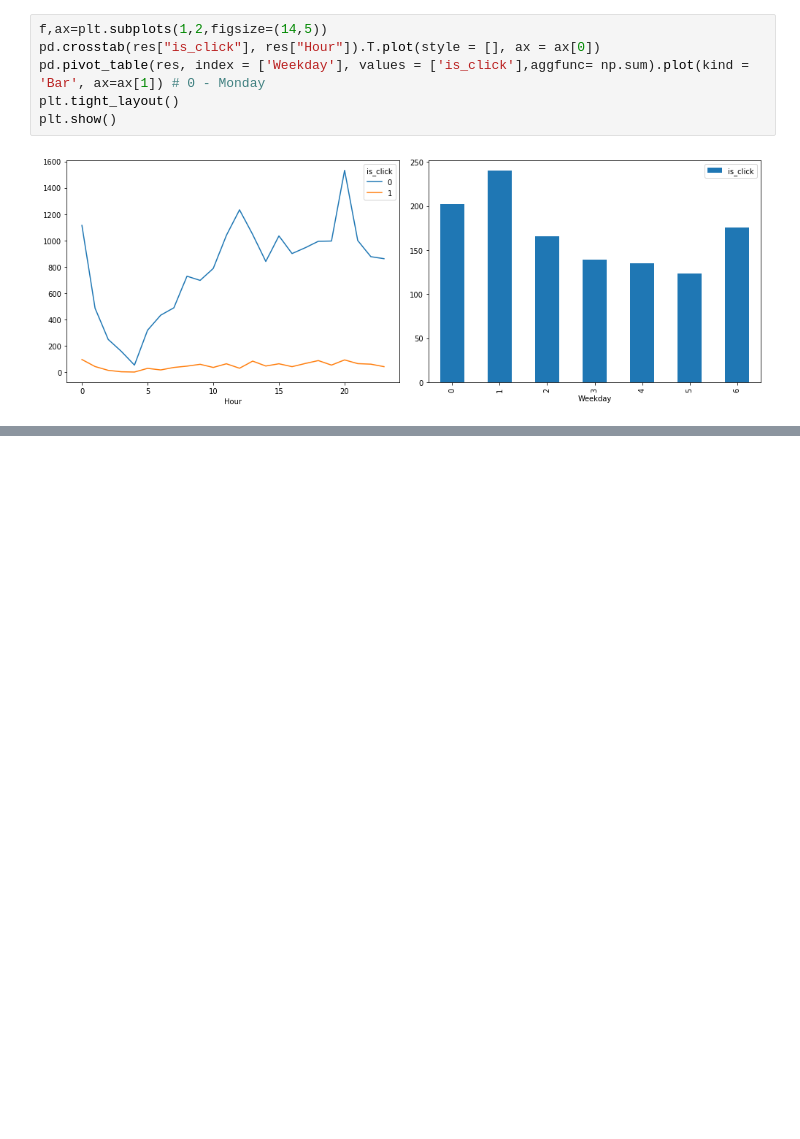
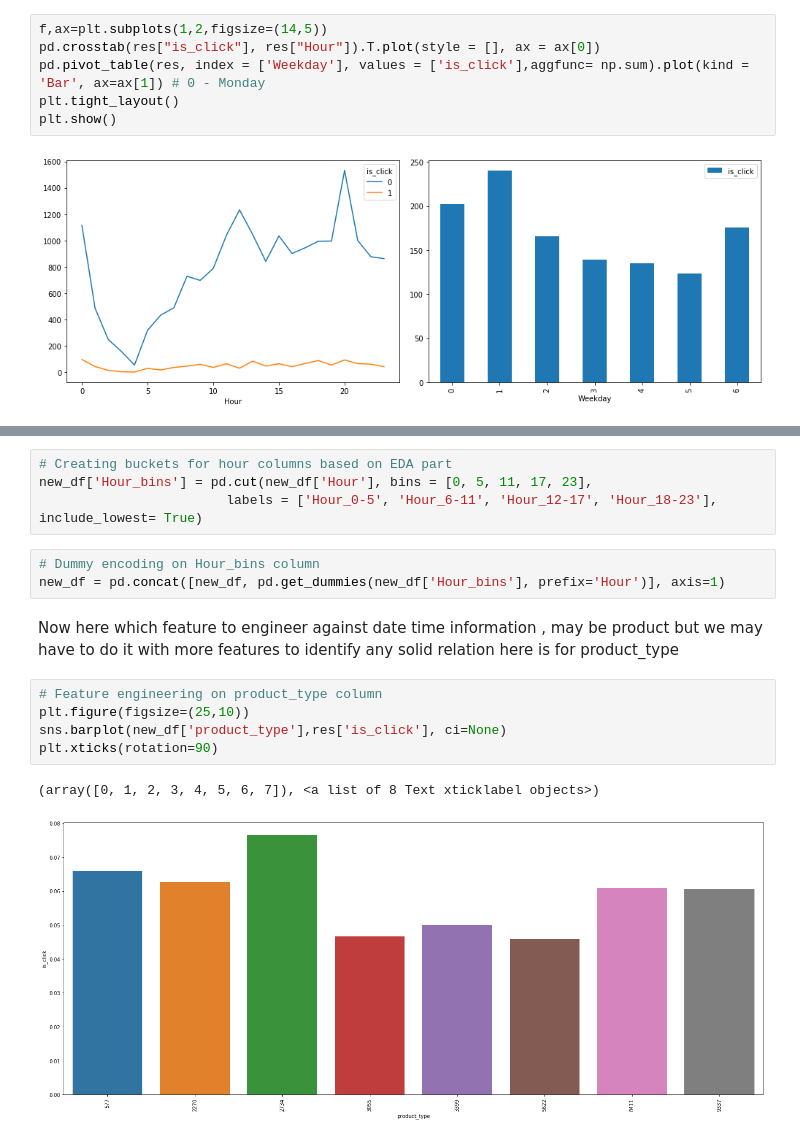
Before and after one commit to AmeyMohite12/ctr_fyp, a Jupyter notebook: Test_criterio.ipynb, the cells around one changed output, grey strips where cells are left out. Saved outputs shown, nothing was run; the diff lists cells and outputs as text; blank space fills up the shorter version.

```diff
--- a/Test_criterio.ipynb
+++ b/Test_criterio.ipynb
@@ -212,0 +375,17 @@ plt.show()
+# %%
+# Creating buckets for hour columns based on EDA part
+new_df['Hour_bins'] = pd.cut(new_df['Hour'], bins = [0, 5, 11, 17, 23],
+                        labels = ['Hour_0-5', 'Hour_6-11', 'Hour_12-17', 'Hour_18-23'], include_lowest= True)
+# %%
+# Dummy encoding on Hour_bins column
+new_df = pd.concat([new_df, pd.get_dummies(new_df['Hour_bins'], prefix='Hour')], axis=1)
+# %% [markdown]
+Now here which feature to engineer against date time information , may be product but we may have to do it with more features to identify any solid relation here is for product_type
+# %%
+# Feature engineering on product_type column
+plt.figure(figsize=(25,10))
+sns.barplot(new_df['product_type'],res['is_click'], ci=None)
+plt.xticks(rotation=90)
+# %% [output]
+(array([0, 1, 2, 3, 4, 5, 6, 7]), <a list of 8 Text xticklabel objects>)
+[figure, added]
```
Also changed, not shown: parts of 25 cells of this notebook.
